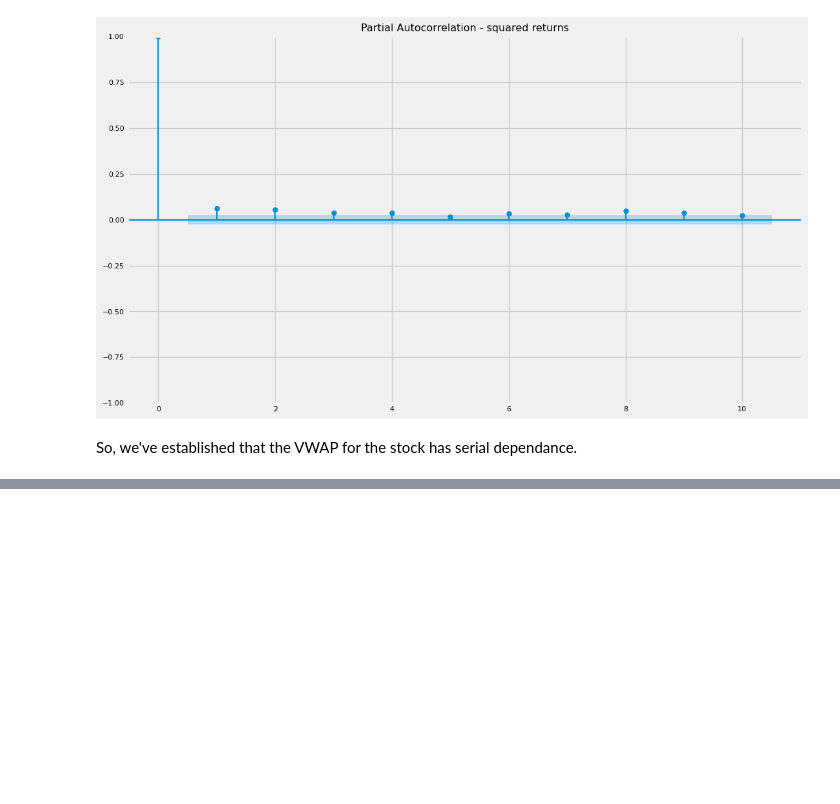
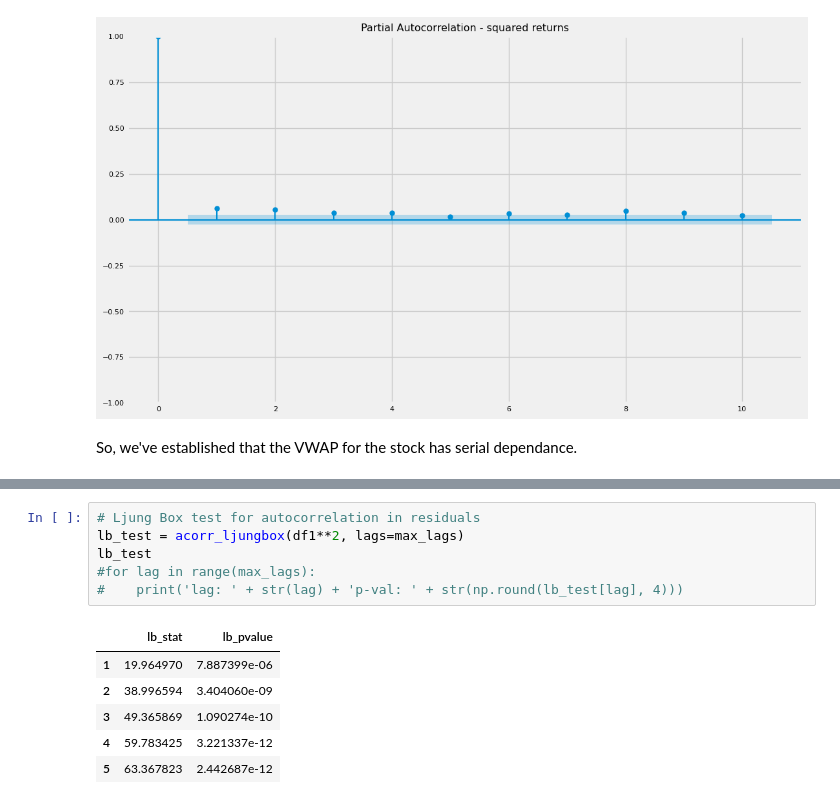
Before and after one commit to bachaudhry/time_series, a Jupyter notebook: ts_with_k/05_Financial_Applications.ipynb, the cells around one changed output, grey strips where cells are left out. Drawn from its saved outputs; the diff is of its cells as text; blank space fills up the shorter version.

```diff
--- a/ts_with_k/05_Financial_Applications.ipynb
+++ b/ts_with_k/05_Financial_Applications.ipynb
@@ -71,0 +122,13 @@ So, we've established that the VWAP for the stock has serial dependance.
+# %%
+# Ljung Box test for autocorrelation in residuals
+lb_test = acorr_ljungbox(df1**2, lags=max_lags)
+lb_test
+#for lag in range(max_lags):
+#    print('lag: ' + str(lag) + 'p-val: ' + str(np.round(lb_test[lag], 4)))
+# %% [output]
+|  | lb_stat | lb_pvalue |
+| 1 | 19.964970 | 7.887399e-06 |
+| 2 | 38.996594 | 3.404060e-09 |
+| 3 | 49.365869 | 1.090274e-10 |
+| 4 | 59.783425 | 3.221337e-12 |
+| 5 | 63.367823 | 2.442687e-12 |
```
Also changed, not shown: parts of 14 cells of this notebook.
